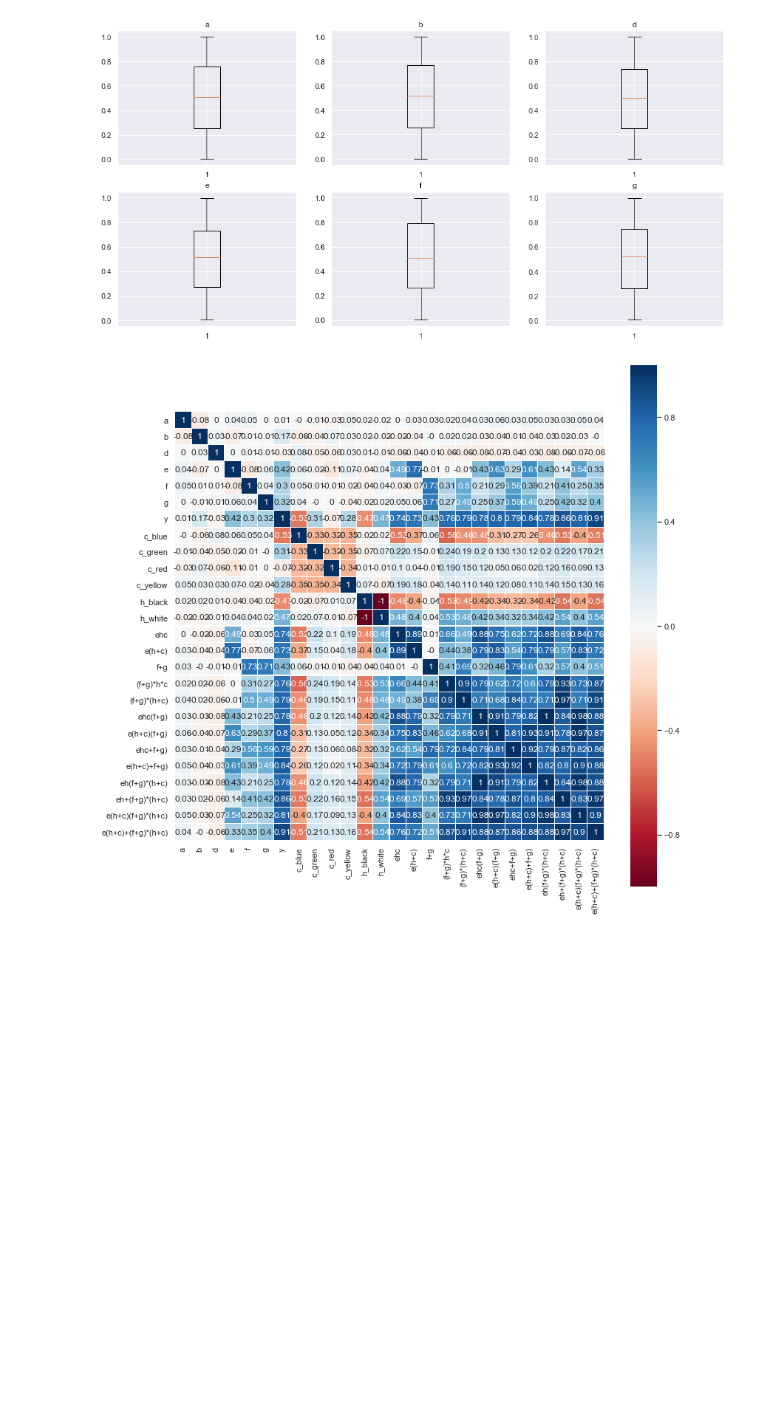
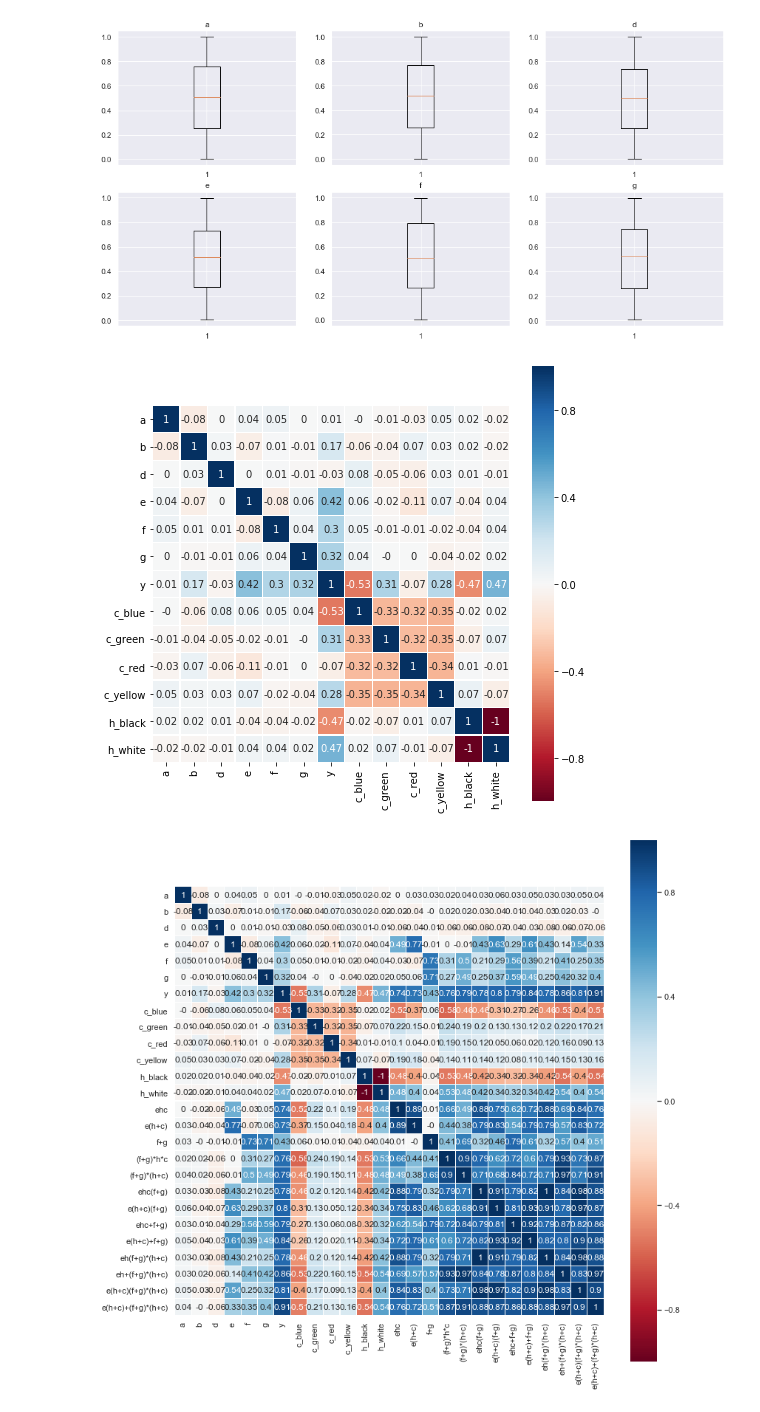
Before and after one commit to telenovelachuan/adobe_model_training, a Jupyter notebook: notebooks/feature exploration.ipynb, the cells around one changed output. Cells and saved outputs as stored; diff of their text form; code cells hidden in the pictures; blank space fills up the shorter version.

```diff
--- a/notebooks/feature exploration.ipynb
+++ b/notebooks/feature exploration.ipynb
@@ -141,6 +141,16 @@ for i in range(len(num_cols)):
 plt.show()
 # %% [output]
 [figure]
+# %%
+colormap = plt.cm.RdBu
+f, axs = plt.subplots(1, 1, figsize=(8, 8))
+#ax = plt.subplot(3, 3, idx + 1)
+sns.heatmap(df_dummy.corr(method='pearson', min_periods=1).round(decimals=2), linewidths=0.1, vmax=1.0, square=True,
+            cmap=colormap, linecolor='white', annot=True)
+#plt.xticks(rotation=30, fontsize=7)
+plt.show()
+# %% [output]
+[figure, added]
 # %%
 colormap = plt.cm.RdBu
 f, axs = plt.subplots(1, 1, figsize=(13, 13))
```
Also changed, not shown: 2 other files.
